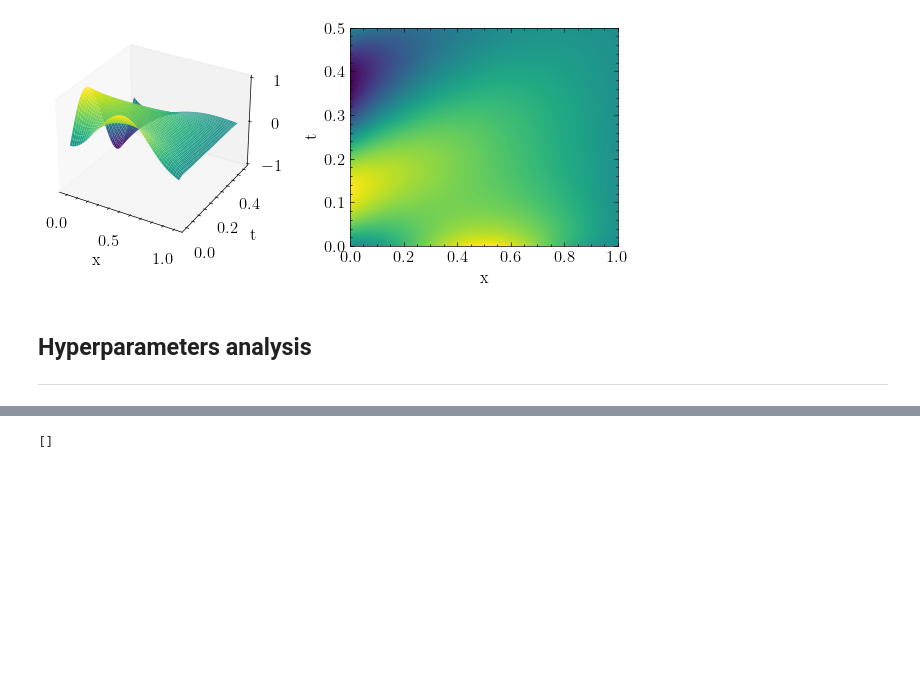
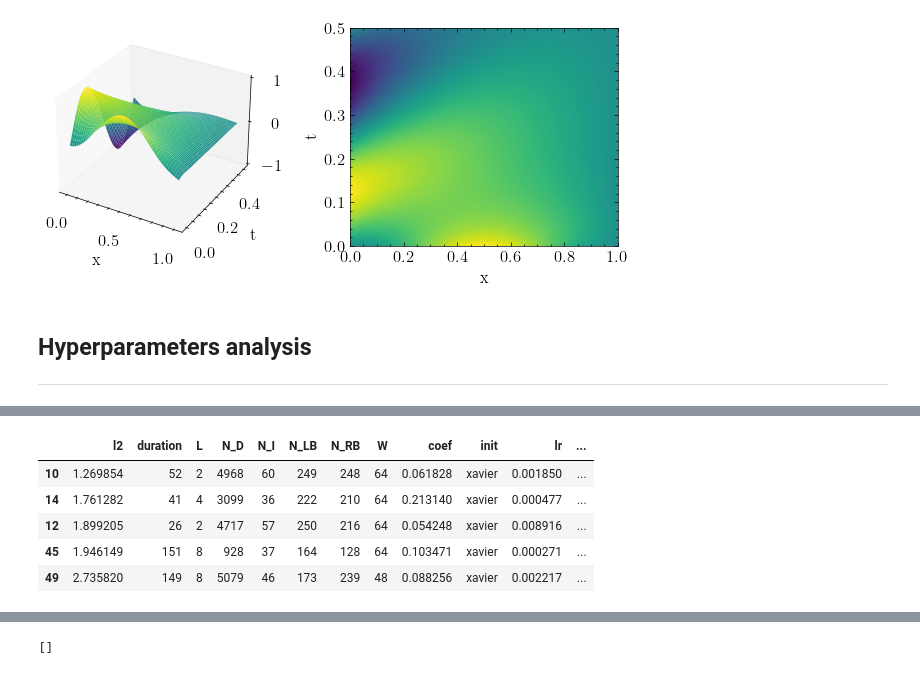
Before and after one commit to DaniilLaptev/pinns, a Jupyter notebook: code/diffusion.ipynb, the cells around one changed output, grey strips where cells are left out. Saved outputs shown, nothing was run; the diff lists cells and outputs as text; code cells hidden in the pictures; blank space fills up the shorter version.

```diff
--- a/code/diffusion.ipynb
+++ b/code/diffusion.ipynb
@@ -450,0 +496,9 @@ for df in [diff1, diff2, diff3, diff4]:
+# %%
+diff2.sort_values('l2').head()
+# %% [output]
+|  | l2 | duration | L | N_D | N_I | N_LB | N_RB | W | coef | init | lr | ... |
+| 10 | 1.269854 | 52 | 2 | 4968 | 60 | 249 | 248 | 64 | 0.061828 | xavier | 0.001850 | ... |
+| 14 | 1.761282 | 41 | 4 | 3099 | 36 | 222 | 210 | 64 | 0.213140 | xavier | 0.000477 | ... |
+| 12 | 1.899205 | 26 | 2 | 4717 | 57 | 250 | 216 | 64 | 0.054248 | xavier | 0.008916 | ... |
+| 45 | 1.946149 | 151 | 8 | 928 | 37 | 164 | 128 | 64 | 0.103471 | xavier | 0.000271 | ... |
+| 49 | 2.735820 | 149 | 8 | 5079 | 46 | 173 | 239 | 48 | 0.088256 | xavier | 0.002217 | ... |
```
Also changed, not shown: parts of 8 cells of this notebook, 20 other files.
